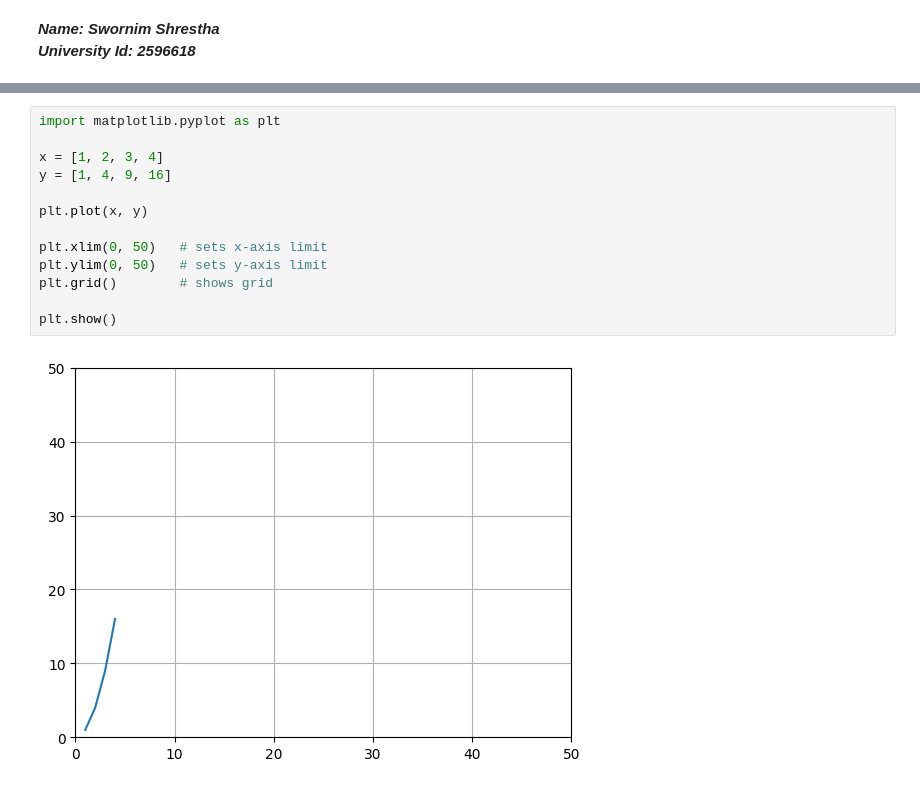
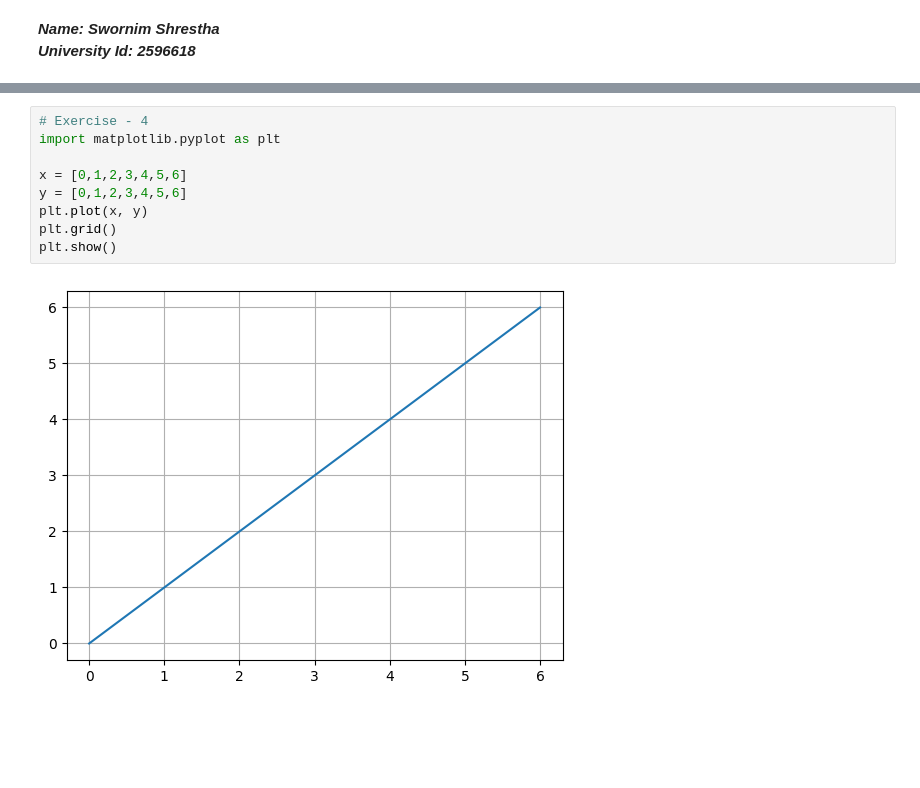
Before and after one commit to sthaswornim820-netizen/Computational-math, a Jupyter notebook: workshop3.ipynb, the cells around one changed output, grey strips where cells are left out. Saved outputs shown, nothing was run; the diff lists cells and outputs as text; blank space fills up the shorter version.

```diff
--- a/workshop3.ipynb
+++ b/workshop3.ipynb
@@ -6,15 +203,11 @@
 # %%
+# Exercise - 4
 import matplotlib.pyplot as plt
 
-x = [1, 2, 3, 4]
-y = [1, 4, 9, 16]
-
+x = [0,1,2,3,4,5,6]
+y = [0,1,2,3,4,5,6]
 plt.plot(x, y)
-
-plt.xlim(0, 50)   # sets x-axis limit
-plt.ylim(0, 50)   # sets y-axis limit
-plt.grid()        # shows grid
-
+plt.grid()
 plt.show()
 # %% [output]
-[figure, old version]
+[figure, new version]
```
Also changed, not shown: parts of 15 cells of this notebook.
